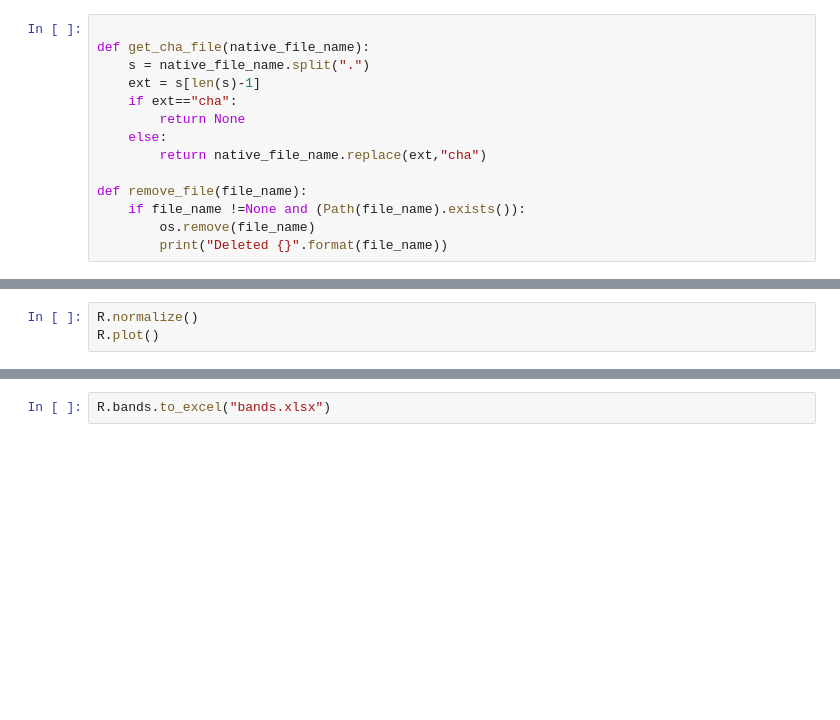
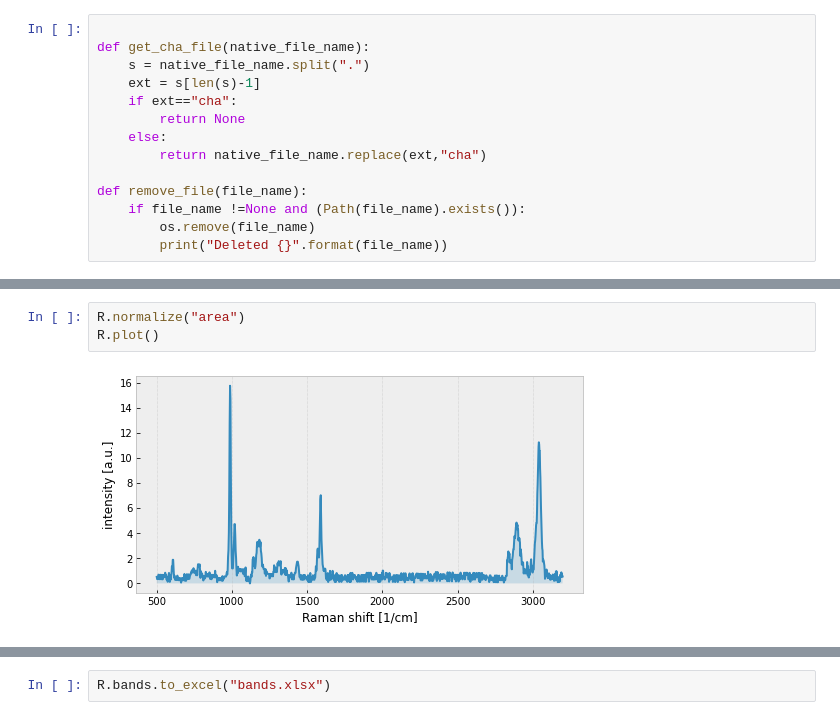
Before and after one commit to h2020charisma/ramanchada, a Jupyter notebook: RunYourFile.ipynb, the cells around one changed output, grey strips where cells are left out. Cells and saved outputs as stored; diff of their text form; blank space fills up the shorter version.

```diff
--- a/RunYourFile.ipynb
+++ b/RunYourFile.ipynb
@@ -47,4 +77,6 @@ R.plot()
 # %%
-R.normalize()
+R.normalize("area")
 R.plot()
+# %% [output]
+[figure, added]
 # %%
```
Also changed, not shown: parts of 15 cells of this notebook.
